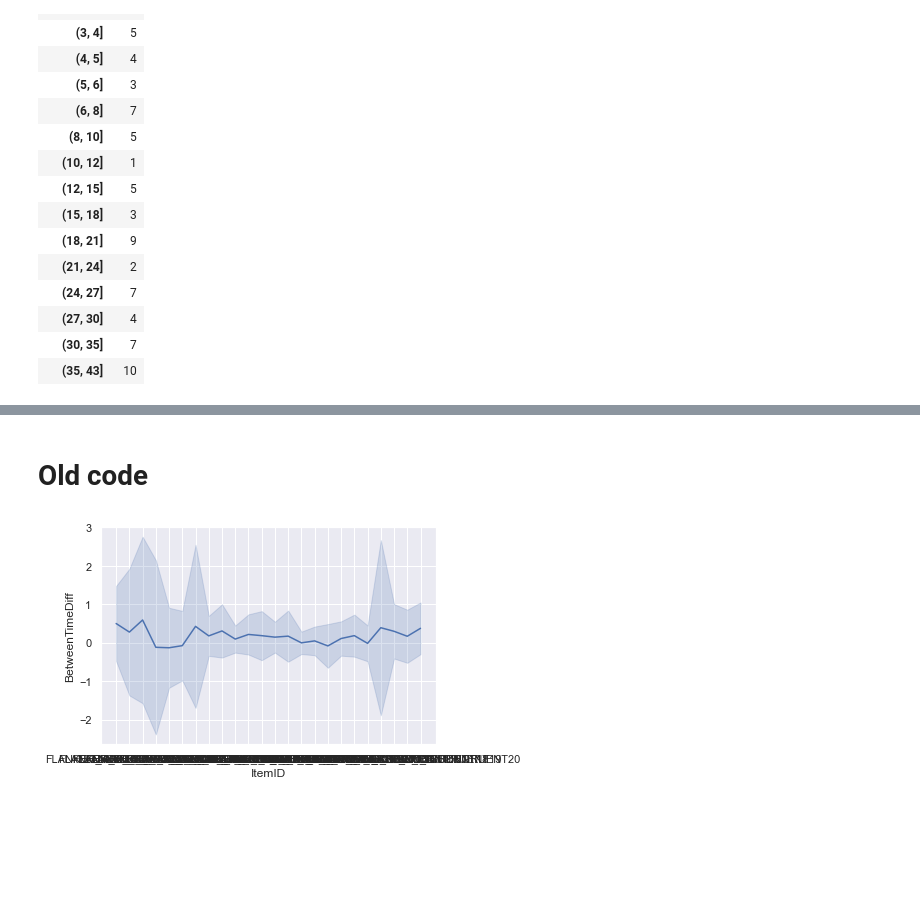
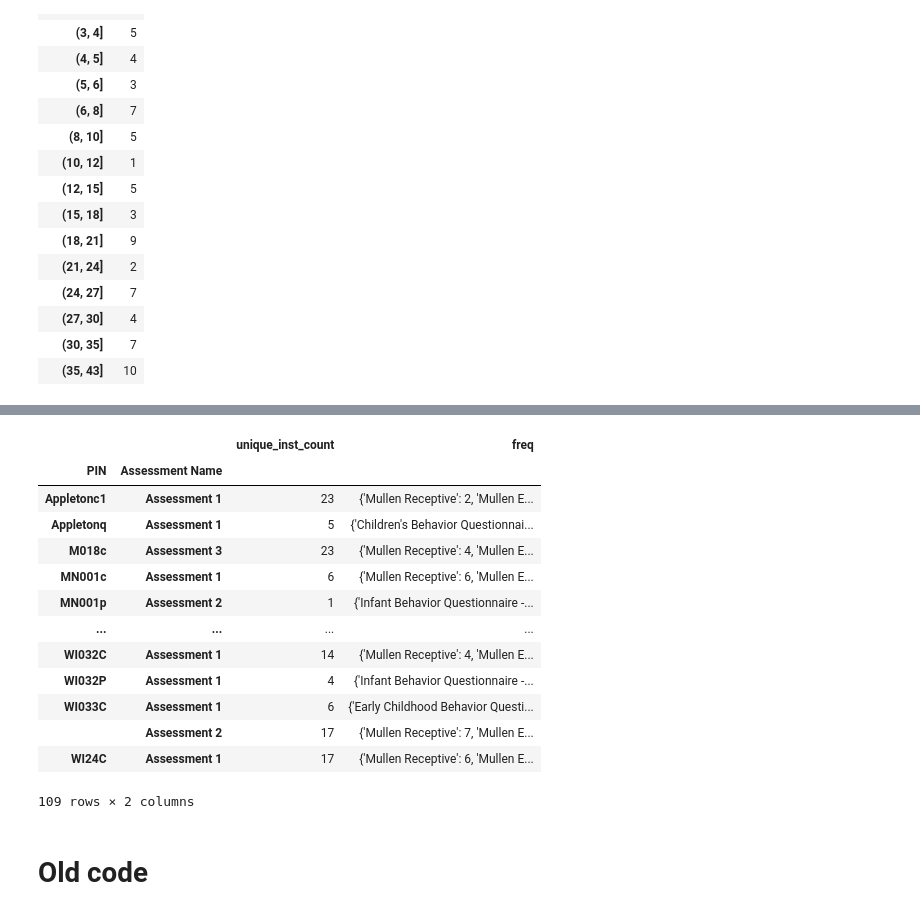
Before and after one commit to tianchu-shu/NWMSS, a Jupyter notebook: NBT_Validation.ipynb, the cells around one changed output, grey strips where cells are left out. Drawn from its saved outputs; the diff is of its cells as text; code cells hidden in the pictures; blank space fills up the shorter version.

```diff
--- a/NBT_Validation.ipynb
+++ b/NBT_Validation.ipynb
@@ -222,2 +225,4 @@ df.groupby(['PIN','Assessment Name']).agg({"Inst": "nunique"}).to_csv('C:/Users/
+# %%
+task4.columns=['unique_inst_count', 'Inst']
 # %%
 df.to_csv('C:/Users/tsb7592/Downloads/combined_data.csv', index=False)
@@ -355,14 +228,0 @@ import scipy.stats as stats
-# %%
-dc= {}
-for key in Insts:
-    data =Combine_diff(df, dfr, Insts[key])
-    dc[key] =data
-    filedir ='C:\\Users\\tsb7592\\Box\\Avera NIHTB Data\\Timing\\'+key+'.csv'
-    data.to_csv(filedir, index=False)
-
-    #T-test
-
-    print('***A matched t-test for those who have both in-person and remote -',Insts[key])
-    print('t-statistic =%6.2f, pvalue =%6.2f' % stats.ttest_ind(data.dropna().BetweenItemTime, data.dropna().BetweenItemTime_R, equal_var = False))
-    print('degree of Freedom: ',(data.dropna().shape[0]-1))
-    print('')
@@ -560,0 +229,11 @@ for meas in dc:
+# %%
+def count_freq(row):
+    dc ={}
+    for i in row:
+        if i not in dc:
+            dc[i] = 0
+        else:
+            dc[i]+=1
+    return dc
+# %%
+task4['freq'] =task4['Inst'].apply(count_freq)
@@ -561,2 +242,19 @@ for meas in dc:
+# %%
+task4.drop(columns=['Inst'])
+# %% [output]
+|  |  | unique_inst_count | freq |
+| PIN | Assessment Name |  |  |
+| Appletonc1 | Assessment 1 | 23 | {'Mullen Receptive': 2, 'Mullen E... |
+| Appletonq | Assessment 1 | 5 | {'Children's Behavior Questionnai... |
+| M018c | Assessment 3 | 23 | {'Mullen Receptive': 4, 'Mullen E... |
+| MN001c | Assessment 1 | 6 | {'Mullen Receptive': 6, 'Mullen E... |
+| MN001p | Assessment 2 | 1 | {'Infant Behavior Questionnaire -... |
+| ... | ... | ... | ... |
+| WI032C | Assessment 1 | 14 | {'Mullen Receptive': 4, 'Mullen E... |
+| WI032P | Assessment 1 | 4 | {'Infant Behavior Questionnaire -... |
+| WI033C | Assessment 1 | 6 | {'Early Childhood Behavior Questi... |
+|  | Assessment 2 | 17 | {'Mullen Receptive': 7, 'Mullen E... |
+| WI24C | Assessment 1 | 17 | {'Mullen Receptive': 6, 'Mullen E... |
+109 rows × 2 columns
 # %% [markdown]
 # Old code
@@ -591,7 +260,0 @@ leg.set_bbox_to_anchor([1,0.8])   # coordinates of lower left of bounding box
-# %%
-
-sns.lineplot(x="ItemID", y="BetweenTimeDiff", err_style="band",
-             ci='sd', estimator="mean", data=flanker)
-plt.show()
-# %% [output]
-[figure, removed]
```
Also changed, not shown: parts of 33 cells of this notebook.
